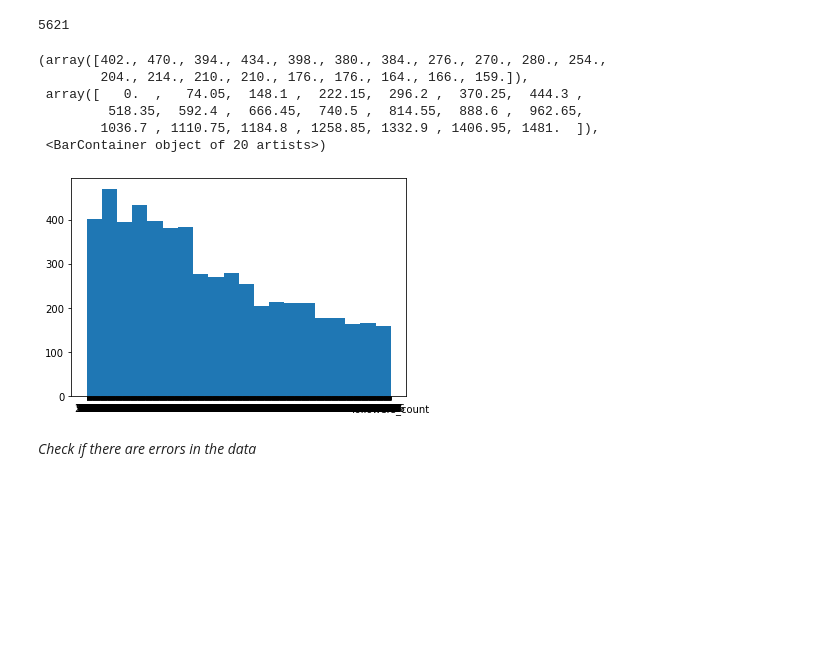
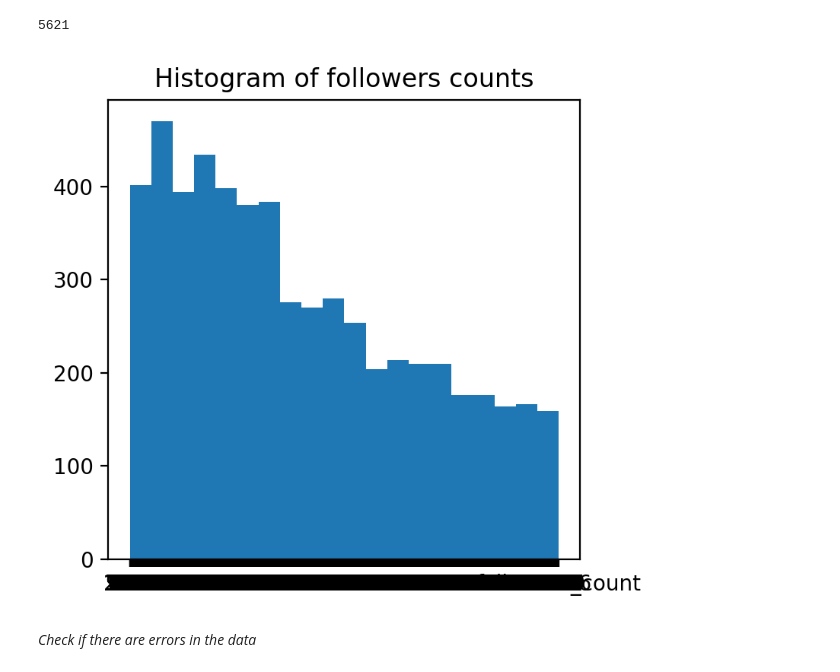
Before and after one commit to FidTCHANDO/Twitter-Data-Analysis, a Jupyter notebook: eda/EDA-Twitter.ipynb, the cells around one changed output. Drawn from its saved outputs; the diff is of its cells as text; code cells hidden in the pictures; blank space fills up the shorter version.

Commit message:
adding some plots in the analysis

```diff
--- a/eda/EDA-Twitter.ipynb
+++ b/eda/EDA-Twitter.ipynb
@@ -69,15 +70,12 @@ tweets.retweet_count.isnull().count()
 5621
 # %%
 # Followers counts
-plt.hist(tweets[tweets.followers_count != None].followers_count, bins = 20, title = "Histogram of followers counts")
+plt.figure(figsize=(4, 4), dpi=200)
+plt.hist(tweets[tweets.followers_count != None].followers_count, bins = 20)
+plt.title("Histogram of followers counts")
+plt.show()
 # %% [output]
-(array([402., 470., 394., 434., 398., 380., 384., 276., 270., 280., 254.,
-        204., 214., 210., 210., 176., 176., 164., 166., 159.]),
- array([   0.  ,   74.05,  148.1 ,  222.15,  296.2 ,  370.25,  444.3 ,
-         518.35,  592.4 ,  666.45,  740.5 ,  814.55,  888.6 ,  962.65,
-        1036.7 , 1110.75, 1184.8 , 1258.85, 1332.9 , 1406.95, 1481.  ]),
- <BarContainer object of 20 artists>)
-[figure, old version]
+[figure, new version]
 # %% [markdown]
 *Check if there are errors in the data*
 # %%
```
Also changed, not shown: parts of 14 cells of this notebook.
